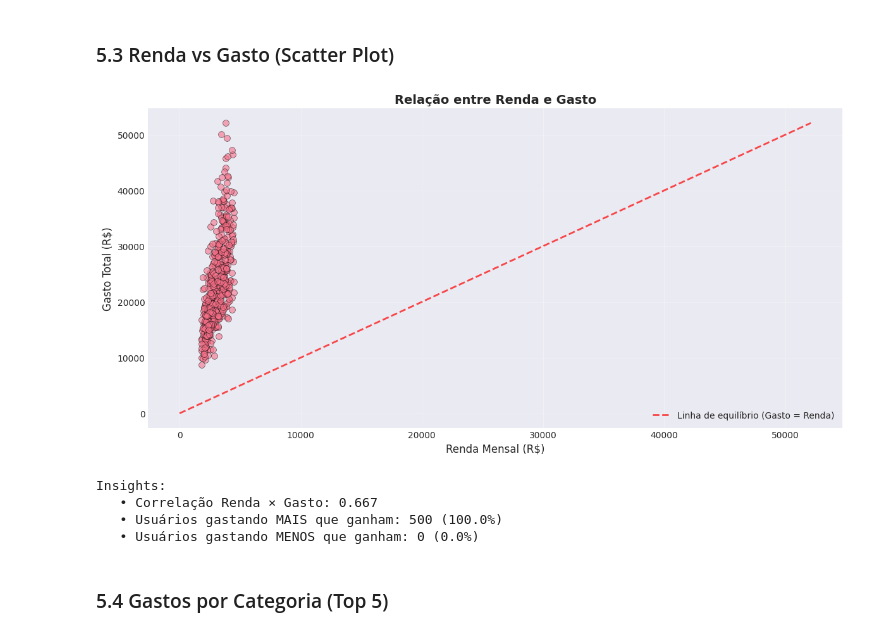
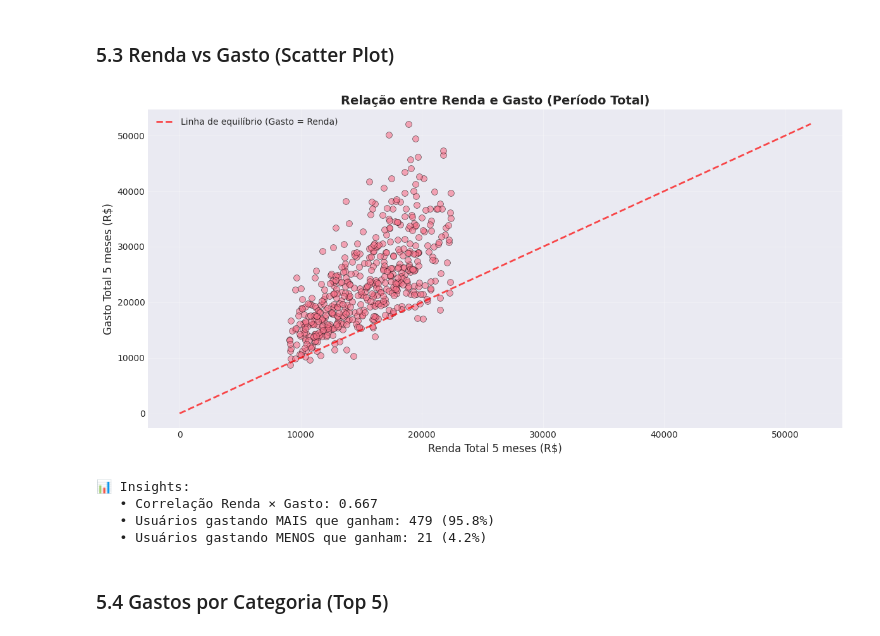
Before and after one commit to cezinha/economiza-ia, a Jupyter notebook: notebooks/01_EDA_Basico.ipynb, the cells around one changed output. Drawn from its saved outputs; the diff is of its cells as text; code cells hidden in the pictures.

```diff
--- a/notebooks/01_EDA_Basico.ipynb
+++ b/notebooks/01_EDA_Basico.ipynb
@@ -329,44 +328,48 @@ Insights:
 # %%
 # Visualização 3: Renda vs Gasto
 # Mesclar dados de usuários com gastos
 df_analise = df_usuarios[['user_id', 'renda_base']].merge(
     gastos_por_usuario, on='user_id', how='left'
 )
 
+# Calcular renda total do período (6 meses)
+num_meses = df_estatisticas['mes'].nunique()
+df_analise['renda_total'] = df_analise['renda_base'] * num_meses
+
 # Scatter plot
 plt.figure(figsize=(12, 6))
-plt.scatter(df_analise['renda_base'], df_analise['gasto_total'],
+plt.scatter(df_analise['renda_total'], df_analise['gasto_total'],
             alpha=0.6, s=50, edgecolors='black', linewidths=0.5)
 
 # Linha de referência (gasto = renda)
-max_val = max(df_analise['renda_base'].max(), df_analise['gasto_total'].max())
+max_val = max(df_analise['renda_total'].max(), df_analise['gasto_total'].max())
 plt.plot([0, max_val], [0, max_val], 'r--', linewidth=2,
          label='Linha de equilíbrio (Gasto = Renda)', alpha=0.7)
 
-plt.xlabel('Renda Mensal (R$)', fontsize=12)
-plt.ylabel('Gasto Total (R$)', fontsize=12)
-plt.title('Relação entre Renda e Gasto', fontsize=14, fontweight='bold')
+plt.xlabel(f'Renda Total {num_meses} meses (R$)', fontsize=12)
+plt.ylabel(f'Gasto Total {num_meses} meses (R$)', fontsize=12)
+plt.title('Relação entre Renda e Gasto (Período Total)', fontsize=14, fontweight='bold')
 plt.legend()
 plt.grid(True, alpha=0.3)
 plt.tight_layout()
 plt.show()
 
 # Calcular correlação
-correlacao = df_analise[['renda_base', 'gasto_total']].corr().iloc[0, 1]
-print(f"\nInsights:")
+correlacao = df_analise[['renda_total', 'gasto_total']].corr().iloc[0, 1]
+print(f"\n📊 Insights:")
 print(f"   • Correlação Renda × Gasto: {correlacao:.3f}")
 
 # Contar usuários acima/abaixo da linha de equilíbrio
-acima_linha = (df_analise['gasto_total'] > df_analise['renda_base']).sum()
-abaixo_linha = (df_analise['gasto_total'] <= df_analise['renda_base']).sum()
+acima_linha = (df_analise['gasto_total'] > df_analise['renda_total']).sum()
+abaixo_linha = (df_analise['gasto_total'] <= df_analise['renda_total']).sum()
 print(f"   • Usuários gastando MAIS que ganham: {acima_linha} ({acima_linha/len(df_analise)*100:.1f}%)")
 print(f"   • Usuários gastando MENOS que ganham: {abaixo_linha} ({abaixo_linha/len(df_analise)*100:.1f}%)")
 # %% [output]
-[figure, old version]
+[figure, new version]
-Insights:
+📊 Insights:
    • Correlação Renda × Gasto: 0.667
-   • Usuários gastando MAIS que ganham: 500 (100.0%)
-   • Usuários gastando MENOS que ganham: 0 (0.0%)
+   • Usuários gastando MAIS que ganham: 479 (95.8%)
+   • Usuários gastando MENOS que ganham: 21 (4.2%)
 # %% [markdown]
 ### 5.4 Gastos por Categoria (Top 5)
 # %%
```
Also changed, not shown: parts of 2 cells of this notebook, 1 other file.
